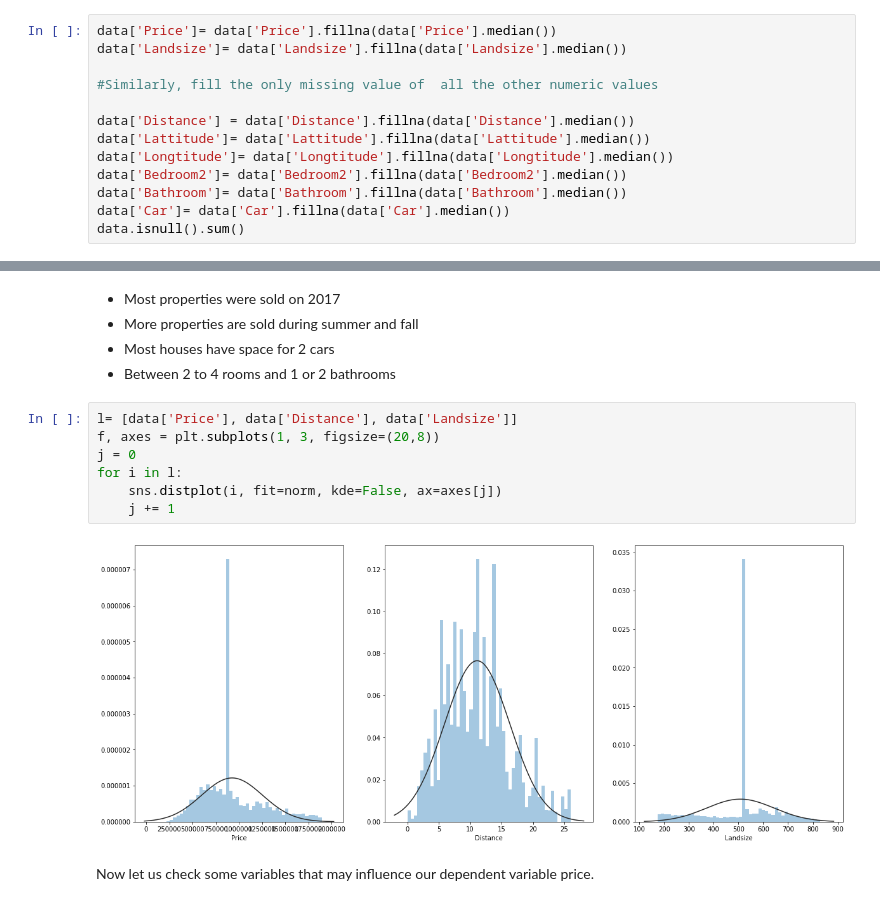
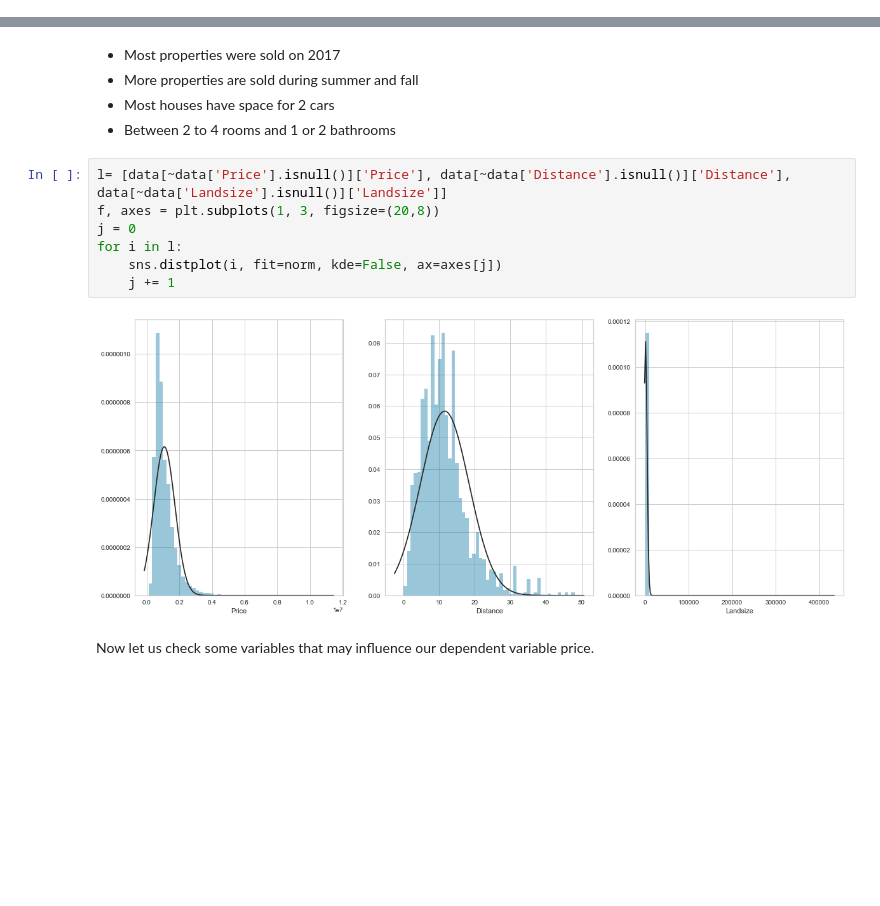
Before and after one commit to NTSon1711/Assignment-1, a Jupyter notebook: Assignment 4/Assignment 4 - Melbourne Housing Market.ipynb, the cells around one changed output, grey strips where cells are left out. Drawn from its saved outputs; the diff is of its cells as text; blank space fills up the shorter version.

```diff
--- a/Assignment 4/Assignment 4 - Melbourne Housing Market.ipynb
+++ b/Assignment 4/Assignment 4 - Melbourne Housing Market.ipynb
@@ -141,13 +79,0 @@ There is not a striking visual difference between the two graphs. However, Price
-# %%
-data['Price']= data['Price'].fillna(data['Price'].median())
-data['Landsize']= data['Landsize'].fillna(data['Landsize'].median())
-
-#Similarly, fill the only missing value of  all the other numeric values
-
-data['Distance'] = data['Distance'].fillna(data['Distance'].median())
-data['Lattitude']= data['Lattitude'].fillna(data['Lattitude'].median())
-data['Longtitude']= data['Longtitude'].fillna(data['Longtitude'].median())
-data['Bedroom2']= data['Bedroom2'].fillna(data['Bedroom2'].median())
-data['Bathroom']= data['Bathroom'].fillna(data['Bathroom'].median())
-data['Car']= data['Car'].fillna(data['Car'].median())
-data.isnull().sum()
@@ -400,14 +275,14 @@ sns.countplot(x='Year', data=data, ax=axes[1,1])
 - Most houses have space for 2 cars
 - Between 2 to 4 rooms and 1 or 2 bathrooms
 # %%
-l= [data['Price'], data['Distance'], data['Landsize']]
+l= [data[~data['Price'].isnull()]['Price'], data[~data['Distance'].isnull()]['Distance'], data[~data['Landsize'].isnull()]['Landsize']]
 f, axes = plt.subplots(1, 3, figsize=(20,8))
 j = 0
 for i in l:
     sns.distplot(i, fit=norm, kde=False, ax=axes[j])
     j += 1
 # %% [output]
-[figure, old version]
+[figure, new version]
 # %% [markdown]
 Now let us check some variables that may influence our dependent variable price.
 # %%
```
Also changed, not shown: parts of 48 cells of this notebook.
